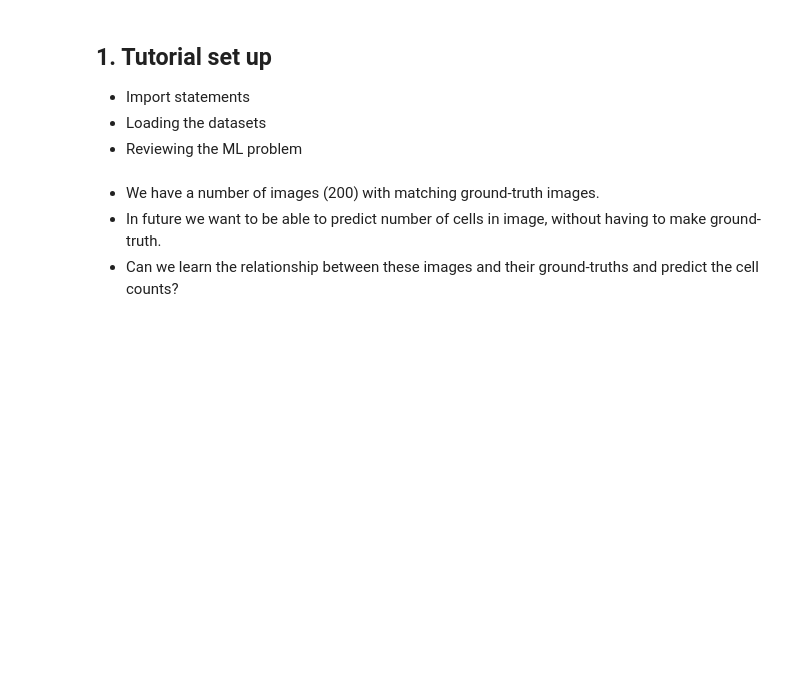
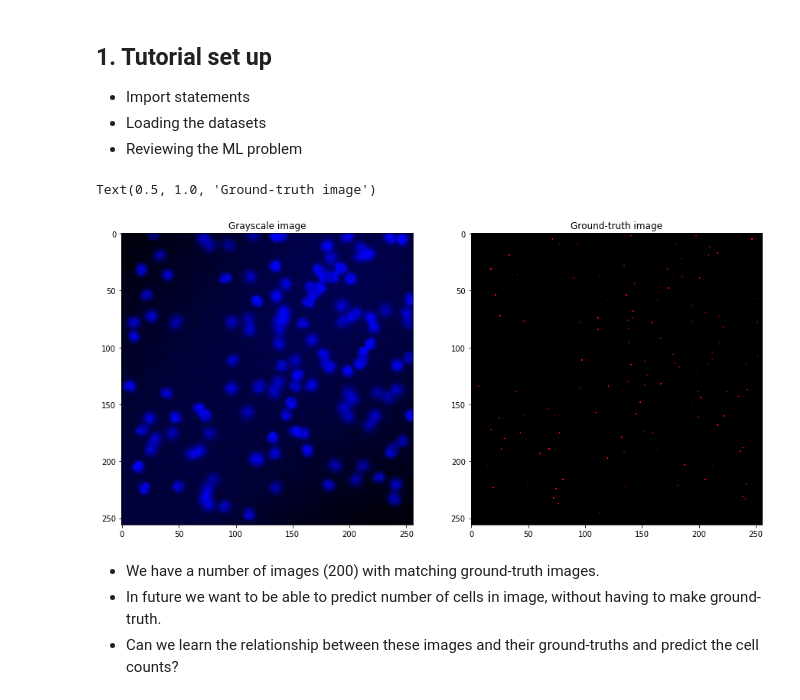
Before and after one commit to dwaithe/linear_regression_practical, a Jupyter notebook: CGAT_linear_regression_basics.ipynb, the cells around one changed output. Drawn from its saved outputs; the diff is of its cells as text; code cells hidden in the pictures; blank space fills up the shorter version.

```diff
--- a/CGAT_linear_regression_basics.ipynb
+++ b/CGAT_linear_regression_basics.ipynb
@@ -43,11 +35,18 @@ z.extractall()
+# %%
+#Files to download, please download and unzip:
+#https://drive.google.com/file/d/1YAEJK1xtGlrsjUmCBhwohlisakpa7ZL4/view?usp=sharing
+path = 'fluoCells/'
 # %%
 fig,pane =plt.subplots(1,2,figsize=(15,15))
-img = plt.imread('fluoCells/001cell.png')#Reads the image in.
-gti = plt.imread('fluoCells/001dots.png')#Reads the ground-truth image in.
+img = plt.imread(path+'001cell.png')#Reads the image in.
+gti = plt.imread(path+'001dots.png')#Reads the ground-truth image in.
 pane[0].imshow(img)#plots image to left pane
 pane[1].imshow(gti)#plots image to right pane.
 pane[0].set_title('Grayscale image')
 pane[1].set_title('Ground-truth image')
+# %% [output]
+Text(0.5, 1.0, 'Ground-truth image')
+[figure, added]
 # %% [markdown]
  * We have a number of images (200) with matching ground-truth images.
  * In future we want to be able to predict number of cells in image, without having to make ground-truth.
```
Also changed, not shown: parts of 11 cells of this notebook.
